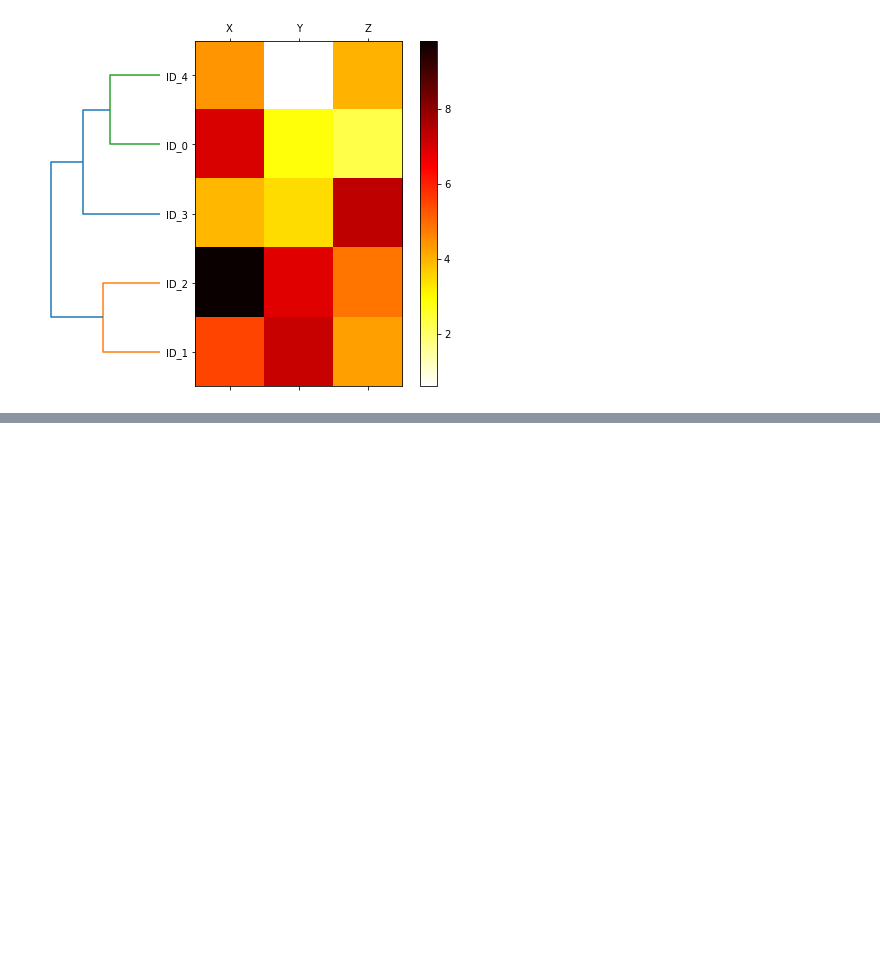
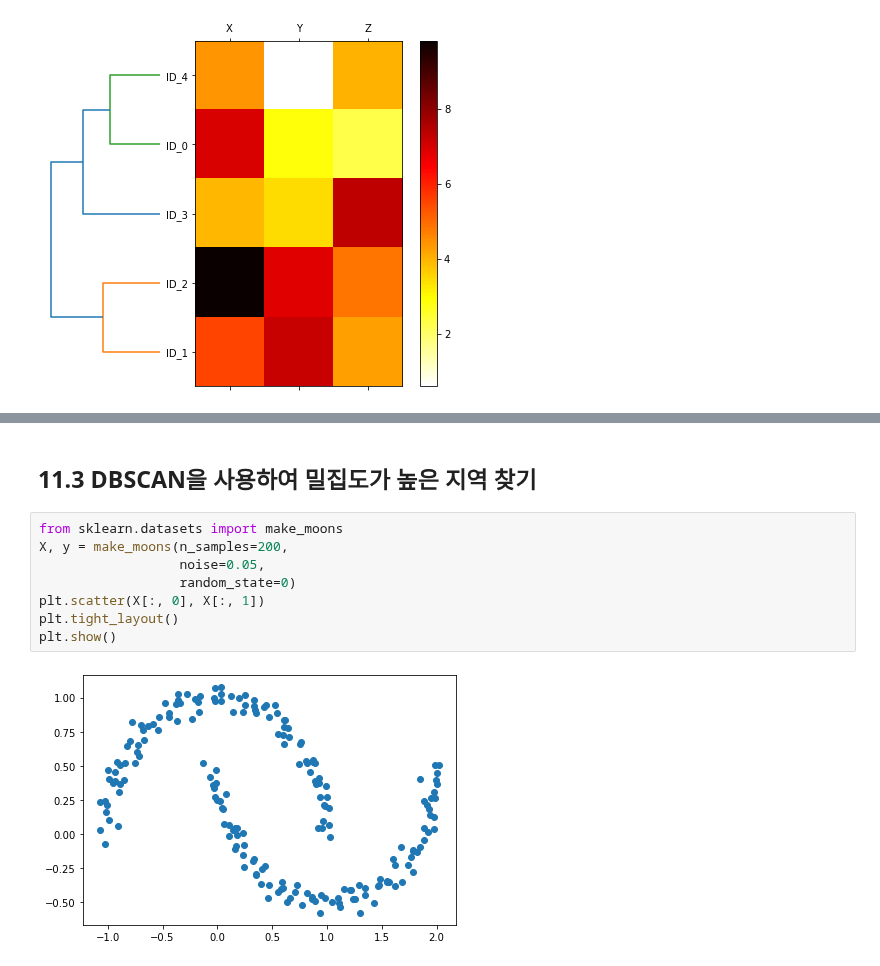
Before and after one commit to sunghyouk/study_room, a Jupyter notebook: python_ML/ex_chapter_11.ipynb, the cells around one changed output, grey strips where cells are left out. Cells and saved outputs as stored; diff of their text form; blank space fills up the shorter version.

```diff
--- a/python_ML/ex_chapter_11.ipynb
+++ b/python_ML/ex_chapter_11.ipynb
@@ -276,0 +287,12 @@ plt.show()
+# %% [markdown]
+## 11.3 DBSCAN을 사용하여 밀집도가 높은 지역 찾기
+# %%
+from sklearn.datasets import make_moons
+X, y = make_moons(n_samples=200,
+                  noise=0.05,
+                  random_state=0)
+plt.scatter(X[:, 0], X[:, 1])
+plt.tight_layout()
+plt.show()
+# %% [output]
+[figure, added]
```
Also changed, not shown: parts of 1 cell of this notebook.
